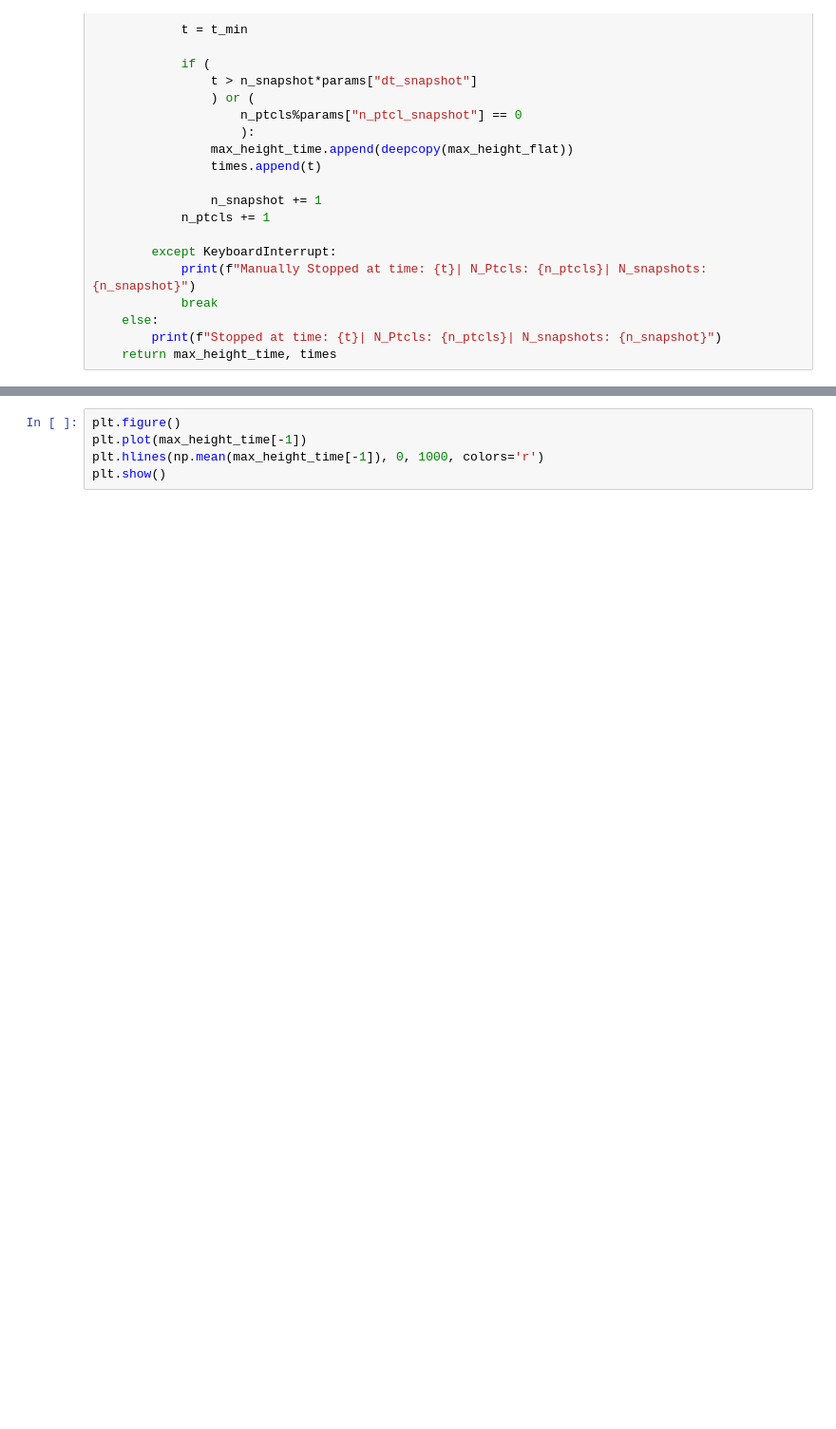
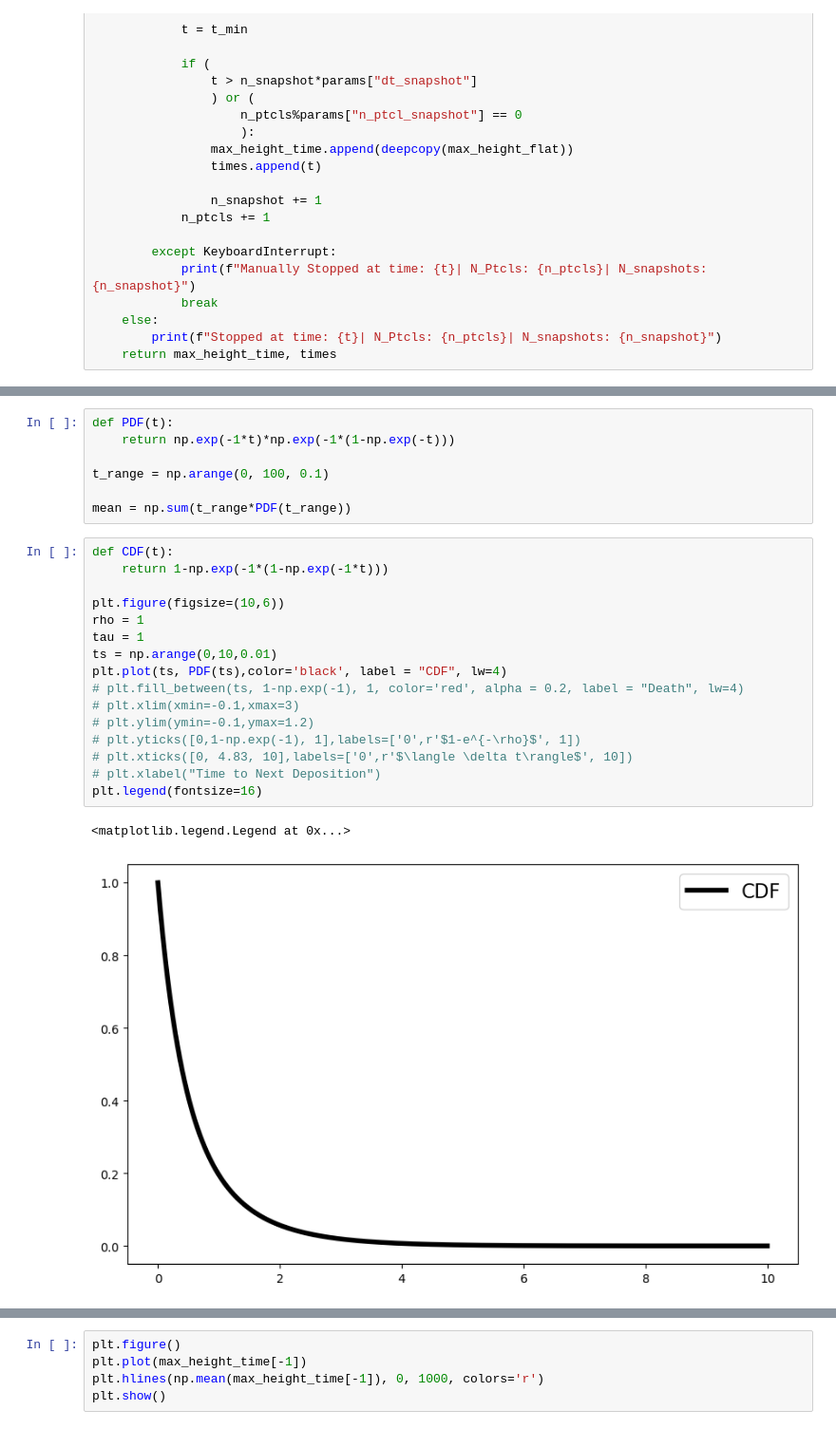
Before and after one commit to zhizhang1445/Project5, a Jupyter notebook: Zhi/scrapNotebook.ipynb, the cells around one changed output, grey strips where cells are left out. Shown at 95% size. Saved outputs shown, nothing was run; the diff lists cells and outputs as text; blank space fills up the shorter version.

```diff
--- a/Zhi/scrapNotebook.ipynb
+++ b/Zhi/scrapNotebook.ipynb
@@ -84,0 +107,26 @@ EVERYONE IS DEAD AT: 1662.313591108558 | N_Ptcls: 136131| N_snapshots: 167
+# %%
+def PDF(t):
+    return np.exp(-1*t)*np.exp(-1*(1-np.exp(-t)))
+
+t_range = np.arange(0, 100, 0.1)
+
+mean = np.sum(t_range*PDF(t_range))
+# %%
+def CDF(t):
+    return 1-np.exp(-1*(1-np.exp(-1*t)))
+
+plt.figure(figsize=(10,6))
+rho = 1
+tau = 1
+ts = np.arange(0,10,0.01)
+plt.plot(ts, PDF(ts),color='black', label = "CDF", lw=4)
+# plt.fill_between(ts, 1-np.exp(-1), 1, color='red', alpha = 0.2, label = "Death", lw=4)
+# plt.xlim(xmin=-0.1,xmax=3)
+# plt.ylim(ymin=-0.1,ymax=1.2)
+# plt.yticks([0,1-np.exp(-1), 1],labels=['0',r'$1-e^{-\rho}$', 1])
+# plt.xticks([0, 4.83, 10],labels=['0',r'$\langle \delta t\rangle$', 10])
+# plt.xlabel("Time to Next Deposition")
+plt.legend(fontsize=16)
+# %% [output]
+<matplotlib.legend.Legend at 0x...>
+[figure, added]
```
Also changed, not shown: parts of 7 cells of this notebook, 3 other files.
